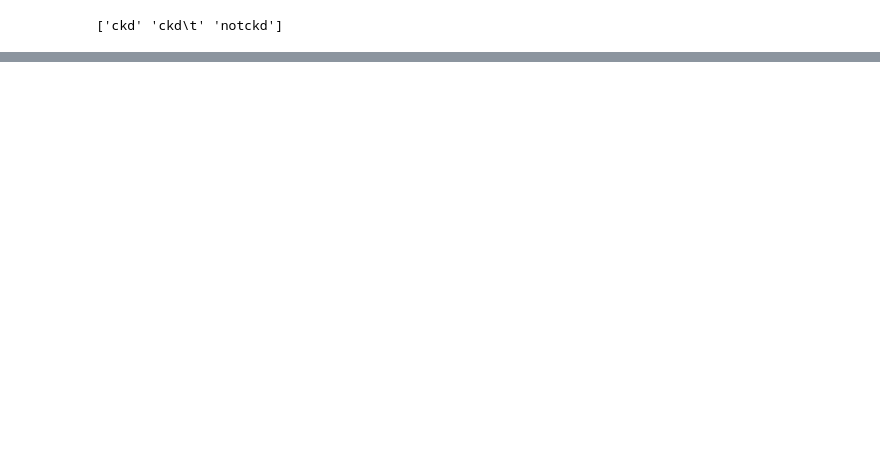
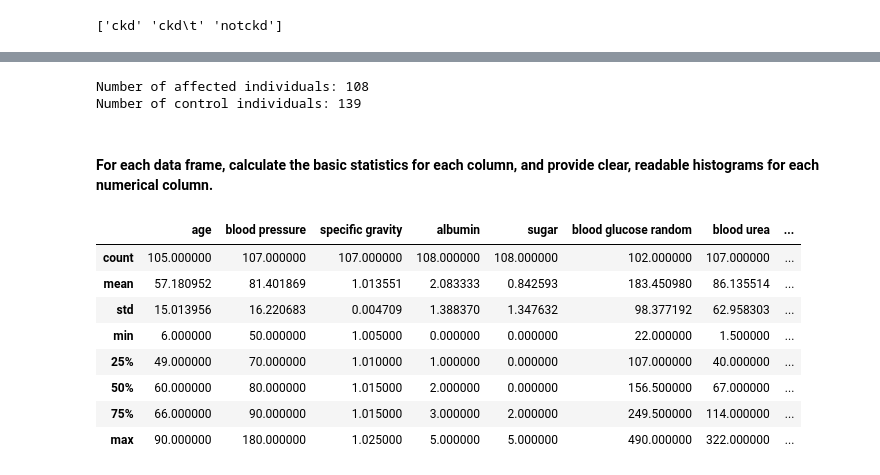
Before and after one commit to Jafestro/Data-Mallinnus, a Jupyter notebook: kidney/chronic_kidney_disease.ipynb, the cells around one changed output, grey strips where cells are left out. Saved outputs shown, nothing was run; the diff lists cells and outputs as text; code cells hidden in the pictures; blank space fills up the shorter version.

```diff
--- a/kidney/chronic_kidney_disease.ipynb
+++ b/kidney/chronic_kidney_disease.ipynb
@@ -341,3 +370,5 @@ dtype: object
 print(df['class'].unique())
 # %% [output]
 ['ckd' 'ckd\t' 'notckd']
+# %%
+df['class'] = df['class'].replace({'ckd': 'a', 'notckd': 'c'})
@@ -343,0 +379,2 @@ print(df['class'].unique())
+# %%
+df['class'] = df['class'].replace({'ckd\t': 'a'})
@@ -343,0 +391,6 @@ print(df['class'].unique())
+# %%
+# Replace empty strings and spaces with NaN
+df_cleaned = df.dropna(thresh=len(df.columns)-2)
+
+num_rows_left = df_cleaned.shape[0]
+print(f"Number of rows left: {num_rows_left}")
@@ -343,0 +401,4 @@ print(df['class'].unique())
+# %%
+#split the data frame into two data frames, one for the affected individuals and one for the control individuals.
+df_affected = df_cleaned[df_cleaned['class'] == 'a']
+df_control = df_cleaned[df_cleaned['class'] == 'c']
@@ -343,0 +445,21 @@ print(df['class'].unique())
+# %%
+print(f"Number of affected individuals: {df_affected.shape[0]}")
+print(f"Number of control individuals: {df_control.shape[0]}")
+# %% [output]
+Number of affected individuals: 108
+Number of control individuals: 139
+# %% [markdown]
+#### For each data frame, calculate the basic statistics for each column, and provide clear, readable histograms for each numerical column.
+# %%
+#For each data frame, calculate the basic statistics for each column, and provide clear, readable histograms for each numerical column.
+df_affected.describe()
+# %% [output]
+|  | age | blood pressure | specific gravity | albumin | sugar | blood glucose random | blood urea | ... |
+| count | 105.000000 | 107.000000 | 107.000000 | 108.000000 | 108.000000 | 102.000000 | 107.000000 | ... |
+| mean | 57.180952 | 81.401869 | 1.013551 | 2.083333 | 0.842593 | 183.450980 | 86.135514 | ... |
+| std | 15.013956 | 16.220683 | 0.004709 | 1.388370 | 1.347632 | 98.377192 | 62.958303 | ... |
+| min | 6.000000 | 50.000000 | 1.005000 | 0.000000 | 0.000000 | 22.000000 | 1.500000 | ... |
+| 25% | 49.000000 | 70.000000 | 1.010000 | 1.000000 | 0.000000 | 107.000000 | 40.000000 | ... |
+| 50% | 60.000000 | 80.000000 | 1.015000 | 2.000000 | 0.000000 | 156.500000 | 67.000000 | ... |
+| 75% | 66.000000 | 90.000000 | 1.015000 | 3.000000 | 2.000000 | 249.500000 | 114.000000 | ... |
+| max | 90.000000 | 180.000000 | 1.025000 | 5.000000 | 5.000000 | 490.000000 | 322.000000 | ... |
```
Also changed, not shown: parts of 21 cells of this notebook, 2 other files.
